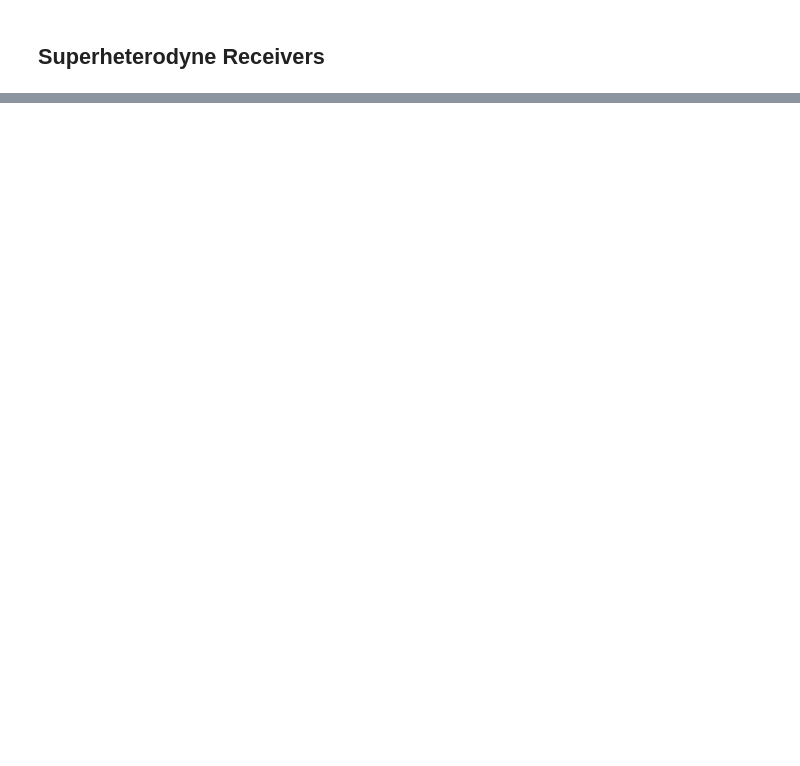
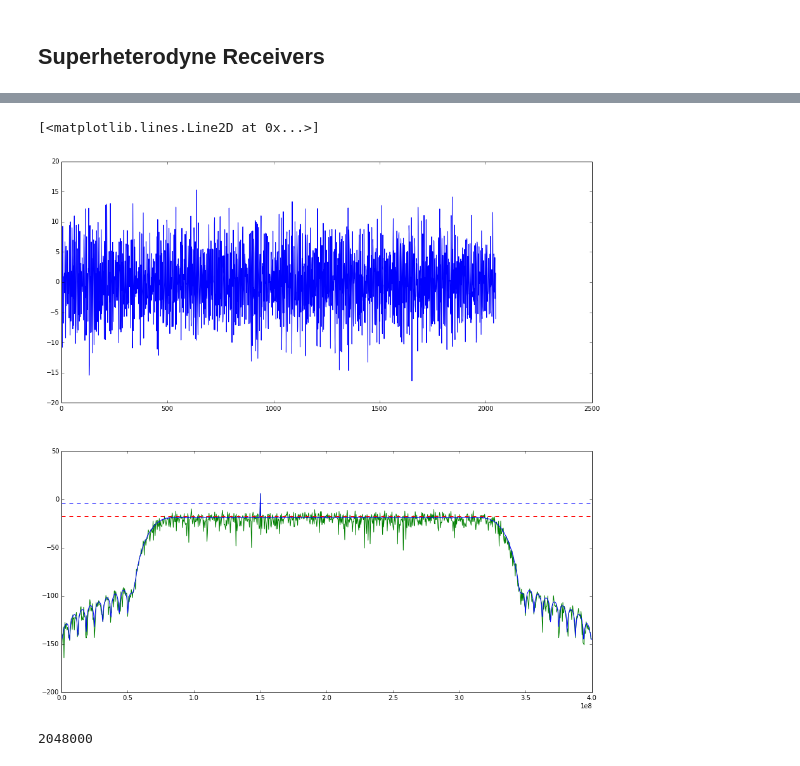
Before and after one commit to ska-sa/tutorials, a Jupyter notebook: 2_Radio_Astronomy_Honours/4_Radiometers/Radiometers.ipynb, the cells around one changed output, grey strips where cells are left out. Saved outputs shown, nothing was run; the diff lists cells and outputs as text; code cells hidden in the pictures; blank space fills up the shorter version.

```diff
--- a/2_Radio_Astronomy_Honours/4_Radiometers/Radiometers.ipynb
+++ b/2_Radio_Astronomy_Honours/4_Radiometers/Radiometers.ipynb
@@ -763,0 +831,45 @@ credit
+# %%
+f_samp = 800e6 # digitiser sampling frequency
+t_samp = 1/f_samp
+tau = 2.56e-3 # accumilation time (arbitrarily set to be a multiple of a power of 2)
+N = 1024 # number of samples in the final spectrum
+taps = 8
+window = hanning(N * 2 * taps) # have used hanning ... not sure what window is used for KAT-7
+M = int(tau/t_samp) # total number of samples needed for the accumilation time
+random.seed(2)
+V = randn(M)*3 # generate a scaled normal distribution random data series
+V = convolve(l,convolve(h,V,'same'),'same') # simulate the RF bandpass by convolving with a low and high pass kernel
+acc = zeros(N) # create an empty accumilator
+amp = 1.0
+sig = amp * sin(2 * pi * 1.5e8 * arange(M)*t_samp) # a sinusoid test signal
+V = V + sig
+cnt = 0
+for i in range(M/(N*2)-taps):
+    v = zeros(N*2)
+    if taps > 0:
+        for tap in range(taps):
+            v = v + V[(tap+i)*N*2:(tap+i)*N*2+N*2] * window[tap*N*2:tap*N*2+N*2] # extract 2048 (N*2) samples to create the FFT data ... a frame of voltage data
+    else:
+        v = v + V[i*N*2:i*N*2+N*2]
+    f =  fft.fft(v)[:N]/(2 * N) # the FFT data ... output of the f engine data
+    auto = f * f.conj() # generate the autocorrelation (determine the power spectrum) ... step one in the X engine
+    acc = acc + auto # accumilate the data ... step 2 in the X engine
+    cnt += 1
+acc = acc/cnt
+figure(figsize=(15,15))
+subplot(211)
+plot(v) # plot a frame of voltage data ... N * 2 vaules
+subplot(212)
+plot(arange(N)/(2*N*t_samp),10*log10(abs(auto)),'g') # plot the autocorrelation data of a single frame of channelised data
+plot(arange(N)/(2*N*t_samp),10*log10(abs(acc)),'b') # plot the final accumilated data ... output of the X engine
+rfi = 10*log10(amp/2*0.707)
+plot([0,f_samp/2],[rfi,rfi],'--')
+mu = 10*log10(std(v)**2) - 10*log10(N*2) - 10*log10(256./400)
+plot([0,f_samp/2],[mu,mu],'r--')
+# %% [output]
+[<matplotlib.lines.Line2D at 0x...>]
+[figure, added]
+# %%
+print M
+# %% [output]
+2048000
```
Also changed, not shown: parts of 15 cells of this notebook.
